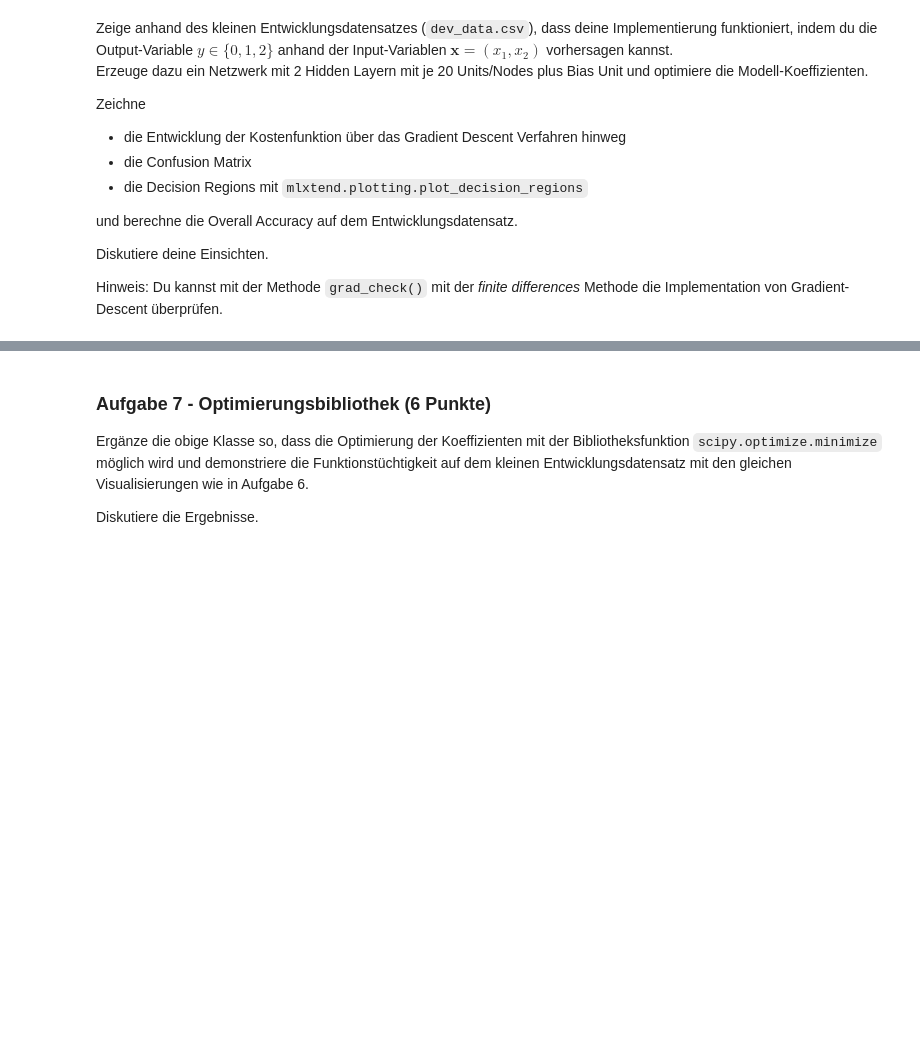
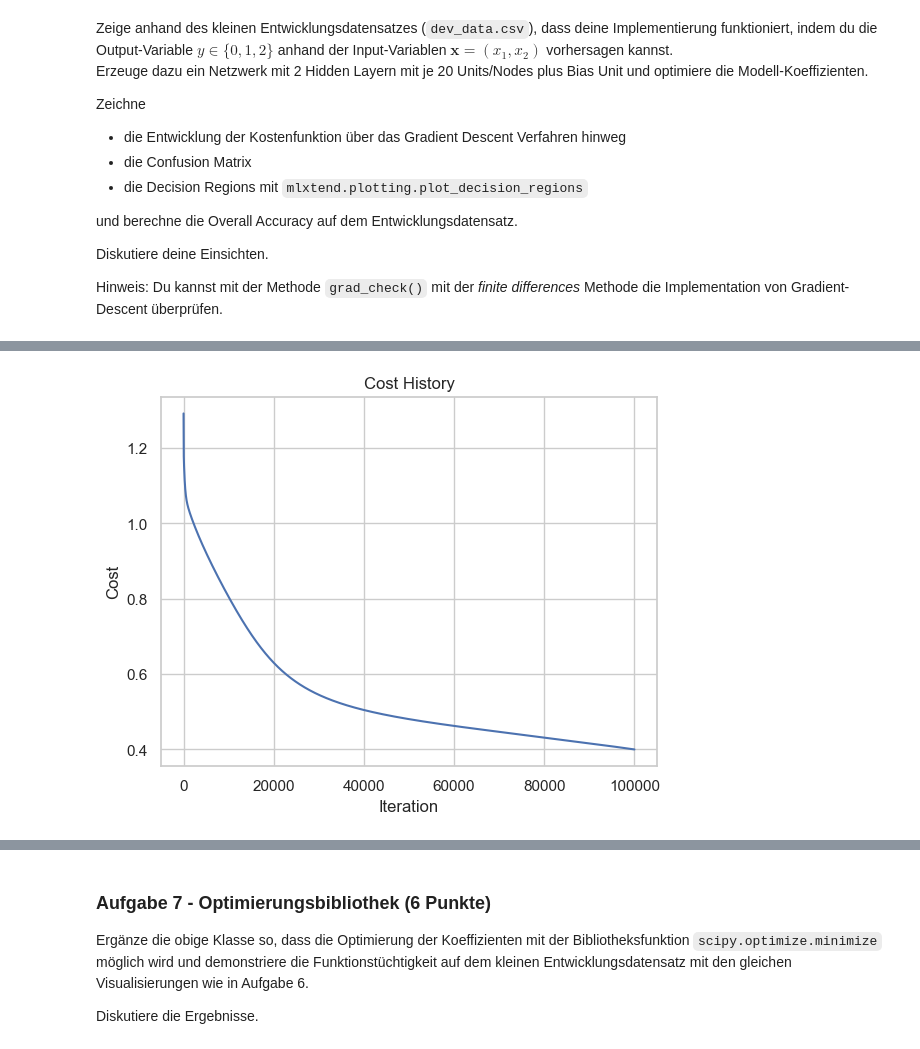
Before and after one commit to Luuzemp14/mc2_gml, a Jupyter notebook: gml_minichallenge_2-checkpoint.ipynb, the cells around one changed output, grey strips where cells are left out. Cells and saved outputs as stored; diff of their text form; code cells hidden in the pictures; blank space fills up the shorter version.

```diff
--- a/gml_minichallenge_2-checkpoint.ipynb
+++ b/gml_minichallenge_2-checkpoint.ipynb
@@ -919,11 +922,11 @@ class MLPClassifier(BaseEstimator):
             Returns: List of Layer-Gradients
         """
         ### BEGIN SOLUTION
+        #fehlerterm delta
+        delta = delta_upstream
+
         # Liste für gradients, welche die gleiche länge wie die weights hat
         gradients = [None] * len(self.weights_)
-
-        #fehlerterm delta
-        delta = delta_upstream
 
         # For loop, um die gradients für alle Layer zu berechnen
         for i in range(len(self.weights_) - 1, -1, -1):
@@ -949,6 +952,7 @@ class MLPClassifier(BaseEstimator):
                 validate_after_every_num_steps: (Optional) Validation after every xth step
         """
         ### BEGIN SOLUTION
+
         # One-hot encoding für y
         label_binarizer = LabelBinarizer()
         y_one_hot = label_binarizer.fit_transform(y)
@@ -956,13 +960,13 @@ class MLPClassifier(BaseEstimator):
             y_val_one_hot = label_binarizer.transform(y_val)
         # Batches von trainingsdaten generieren
         batch_generator = self.generate_batches(X, y_one_hot, self.batch_size)
-        for step in range(self.max_num_steps):
+        for step in tqdm(range(self.max_num_steps)):
             X_batch, y_batch = next(batch_generator)
             activations = self.forward(X_batch)
             y_predicted = activations[-1]
-            # Kosten berechnen
+            # cost berechnen
             cost = self.calculate_cost(y_batch, y_predicted)
-            #self.cost_history.append(cost)
+            #cost history erstellen
             delta_upstream = self.calculate_gradient_of_cost_function(y_batch, y_predicted)
             gradients = self.backward(activations, delta_upstream)
             # uptate weights
@@ -1158,0 +1158,20 @@ NameError: name 'train_data' is not defined
+# %%
+# define X and y
+X = dev_data[['x1', 'x2']].values
+y = dev_data['y'].values
+# %%
+# define model mlp
+
+model_mlp = MLPClassifier(num_nodes_per_layer=[2,20, 20,3],lr = 0.005, alpha = 0.001, max_num_steps=100_000,weights_init_range = (-.7, .7) ,adaptive_lr_constant = 0.001, min_lr = 0.001, random_seed=123)
+# %%
+# Model fitten
+model_mlp.fit(X,y)
+# %%
+# plot history of costfunction
+plt.plot(model_mlp.cost_history)
+plt.xlabel('Iteration')
+plt.ylabel('Cost')
+plt.title('Cost History')
+plt.show()
+# %% [output]
+[figure, added]
```
Also changed, not shown: parts of 22 cells of this notebook.
